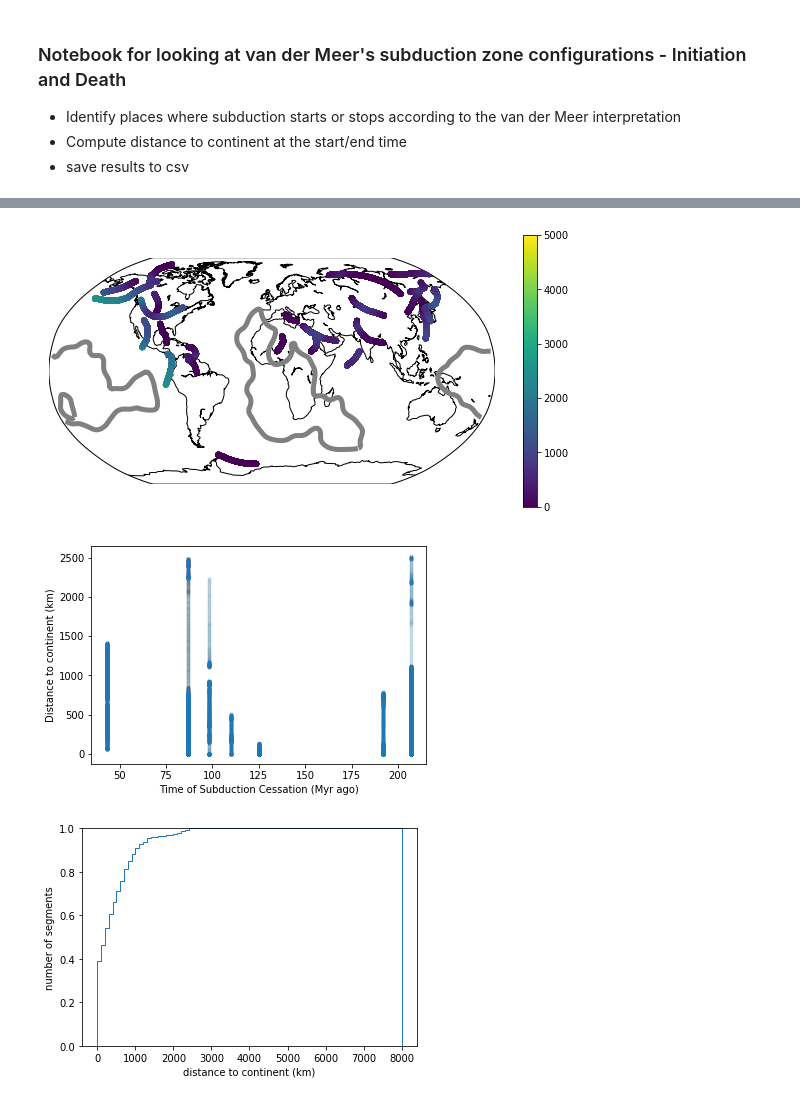
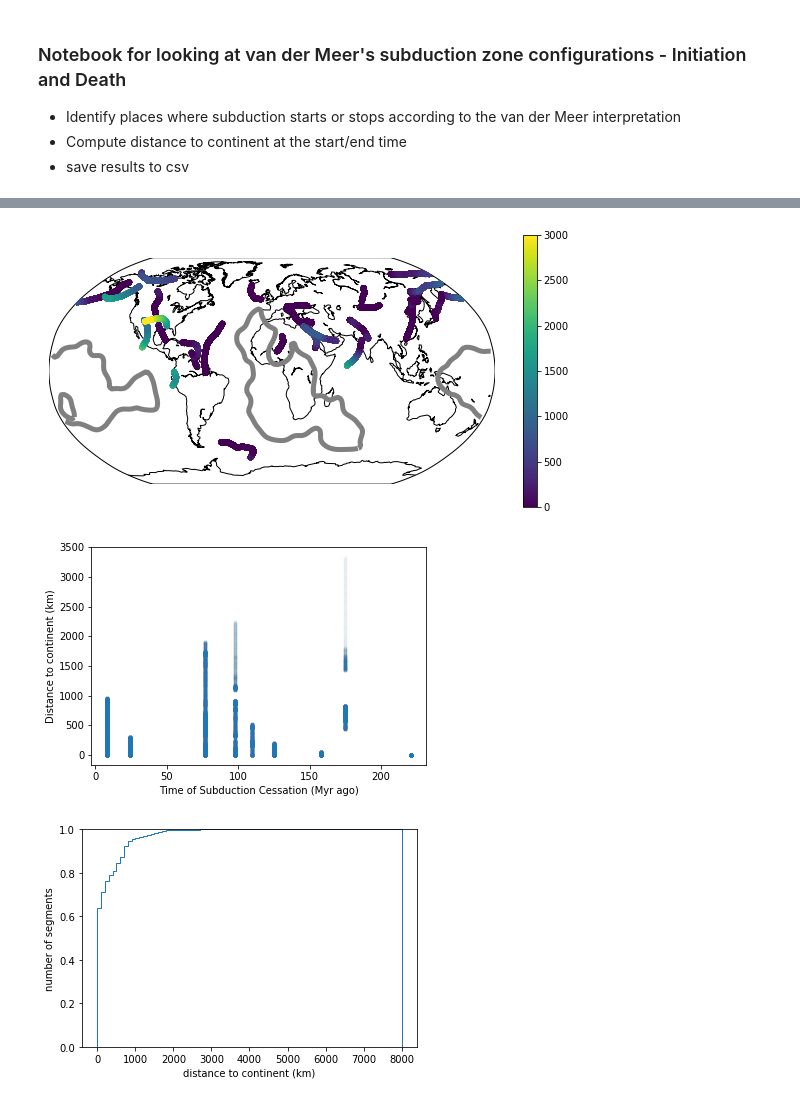
Before and after one commit to siwill22/2019_Subduction_History, a Jupyter notebook: VDM_individual-slabs.ipynb, the cells around one changed output, grey strips where cells are left out. Cells and saved outputs as stored; diff of their text form; code cells hidden in the pictures.

```diff
--- a/VDM_individual-slabs.ipynb
+++ b/VDM_individual-slabs.ipynb
@@ -135,9 +121,11 @@ for slab in slab_list:
 #    one represents the initiation
 # 2.
 
-rotation_model = pygplates.RotationModel('/Users/Simon/Data/EByteSVN/EByteDeformingModels/Global_Model_WD_Internal_Release_2014.1_VDM2010APM/Global_EarthByte_TPW_GeeK07_2014.1_VanDerMeer_CrossoverFix.rot')
+#rotation_model = pygplates.RotationModel('/Users/Simon/Data/EByteSVN/EByteDeformingModels/Global_Model_WD_Internal_Release_2014.1_VDM2010APM/Global_EarthByte_TPW_GeeK07_2014.1_VanDerMeer_CrossoverFix.rot')
+rotation_model = pygplates.RotationModel('./MullerData/Global_EarthByte_230-0Ma_GK07_AREPS_VDM.rot')
 # Static polygons to determine whether subduction segment is adjacent to continent or not
-static_polygon_filename = '/Users/Simon/Work/DynamicTopography/MODELS/StaticPolygons/StaticPolygonsForPlateFrame2013.2.shp'
+#static_polygon_filename = '/Users/Simon/Work/DynamicTopography/MODELS/StaticPolygons/StaticPolygonsForPlateFrame2013.2.shp'
+static_polygon_filename = './MullerData/continental_polygons.gpmlz'
 static_polygon_features = pygplates.FeatureCollection(static_polygon_filename)
 
 # Function to get distance to nearest continental polygon (should be reconstructed already)
@@ -233,7 +221,7 @@ def subduction_startstop(flist,slablist):
 
     return df_AllTimes
 # %%
-file_list = glob.glob('%s/*.shp' % basedir)
+file_list = sorted(glob.glob('%s/*.shp' % basedir))
 
 #unique_slab_list
 df_init = subduction_startstop(file_list,VDM2009_slablist)
@@ -242,7 +230,7 @@ df_init.to_csv('./VDM_subduction_initiation.csv')
 # Note that here we invert the (time) order of the list of files,
 # so that we can iterate through and find 'subduction death' in the
 # same way that we find initiation when the order is young-to-old
-file_list = glob.glob('%s/*.shp' % basedir)
+file_list = sorted(glob.glob('%s/*.shp' % basedir))
 file_list.reverse()
 
 df_death = subduction_startstop(file_list,VDM2009_slablist)
@@ -295,27 +283,27 @@ plt.show()
 # %%
 plt.figure(figsize=(10,5))
 m = Basemap(projection='robin',lon_0=0)
 m.drawcoastlines()
 m.readshapefile(LLSVP_edge_filename,'tmp',color='gray',linewidth=5,zorder=2)
 x,y = m(np.array(df_death['lon']),np.array(df_death['lat']))
-m.scatter(x,y,c=df_death['dist2cont'],edgecolor='',vmin=0,vmax=5000,zorder=4)
+m.scatter(x,y,c=df_death['dist2cont'],edgecolor='',vmin=0,vmax=3000,zorder=4)
 plt.colorbar()
 plt.show()
 
 plt.figure()
 plt.plot(df_death['Age'],df_death['dist2cont'],'.',alpha=0.01)
 plt.xlabel('Time of Subduction Cessation (Myr ago)')
 plt.ylabel('Distance to continent (km)')
 plt.show()
 
 plt.hist(np.array(df_death['dist2cont']),bins=np.arange(0,8001,100),
          cumulative=True,normed=True,histtype='step')
 plt.xlabel('distance to continent (km)')
 plt.ylabel('number of segments')
 plt.ylim(0,1)
 #plt.xlim(0,1000)
 plt.show()
 # %% [output]
-[figure, old version]
+[figure, new version]
-[figure, old version]
+[figure, new version]
-[figure, old version]
+[figure, new version]
```
Also changed, not shown: parts of 3 cells of this notebook, 1 other file.
